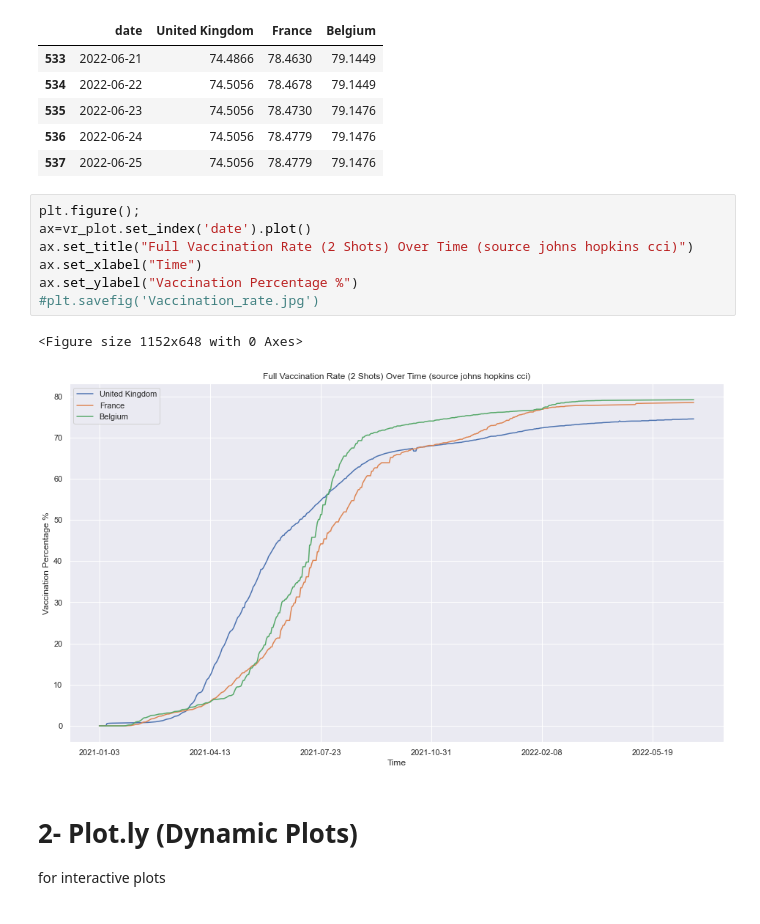
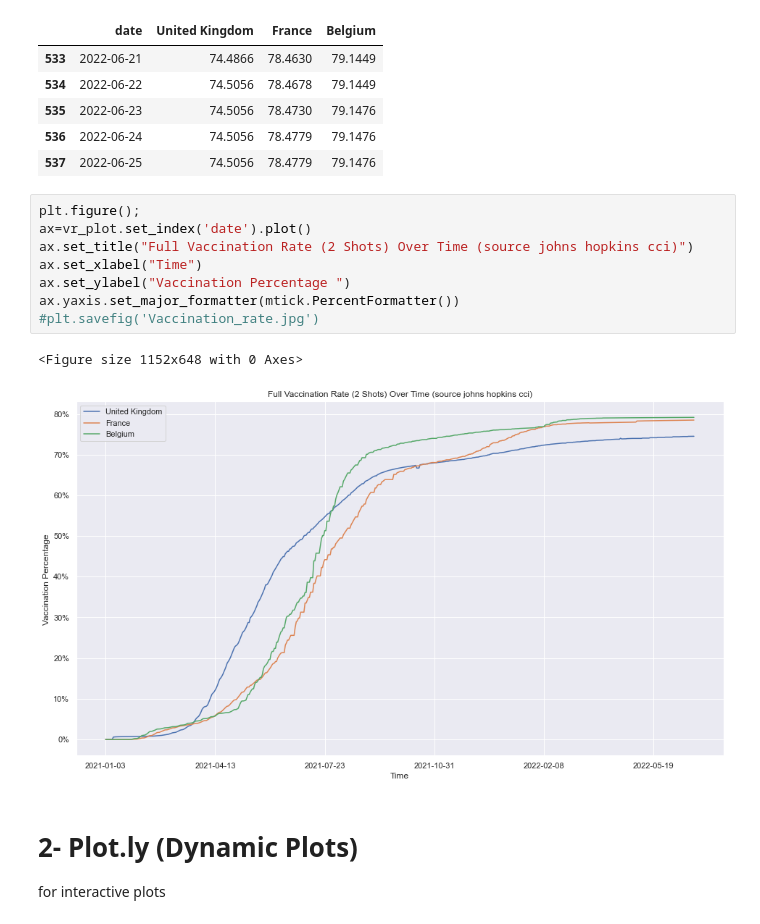
Before and after one commit to IhabAlzalam/EDS_Covid, a Jupyter notebook: notebooks/Data_Understanding_EDA_V1.1.ipynb, the cells around one changed output. Saved outputs shown, nothing was run; the diff lists cells and outputs as text.

```diff
--- a/notebooks/Data_Understanding_EDA_V1.1.ipynb
+++ b/notebooks/Data_Understanding_EDA_V1.1.ipynb
@@ -73,13 +74,14 @@ vr_plot.tail()
 # %%
 plt.figure();
 ax=vr_plot.set_index('date').plot()
 ax.set_title("Full Vaccination Rate (2 Shots) Over Time (source johns hopkins cci)")
 ax.set_xlabel("Time")
-ax.set_ylabel("Vaccination Percentage %")
+ax.set_ylabel("Vaccination Percentage ")
+ax.yaxis.set_major_formatter(mtick.PercentFormatter())
 #plt.savefig('Vaccination_rate.jpg')
 # %% [output]
 <Figure size 1152x648 with 0 Axes>
-[figure, old version]
+[figure, new version]
 # %% [markdown]
 # 2- Plot.ly (Dynamic Plots)
 for interactive plots
```
Also changed, not shown: parts of 2 cells of this notebook.
